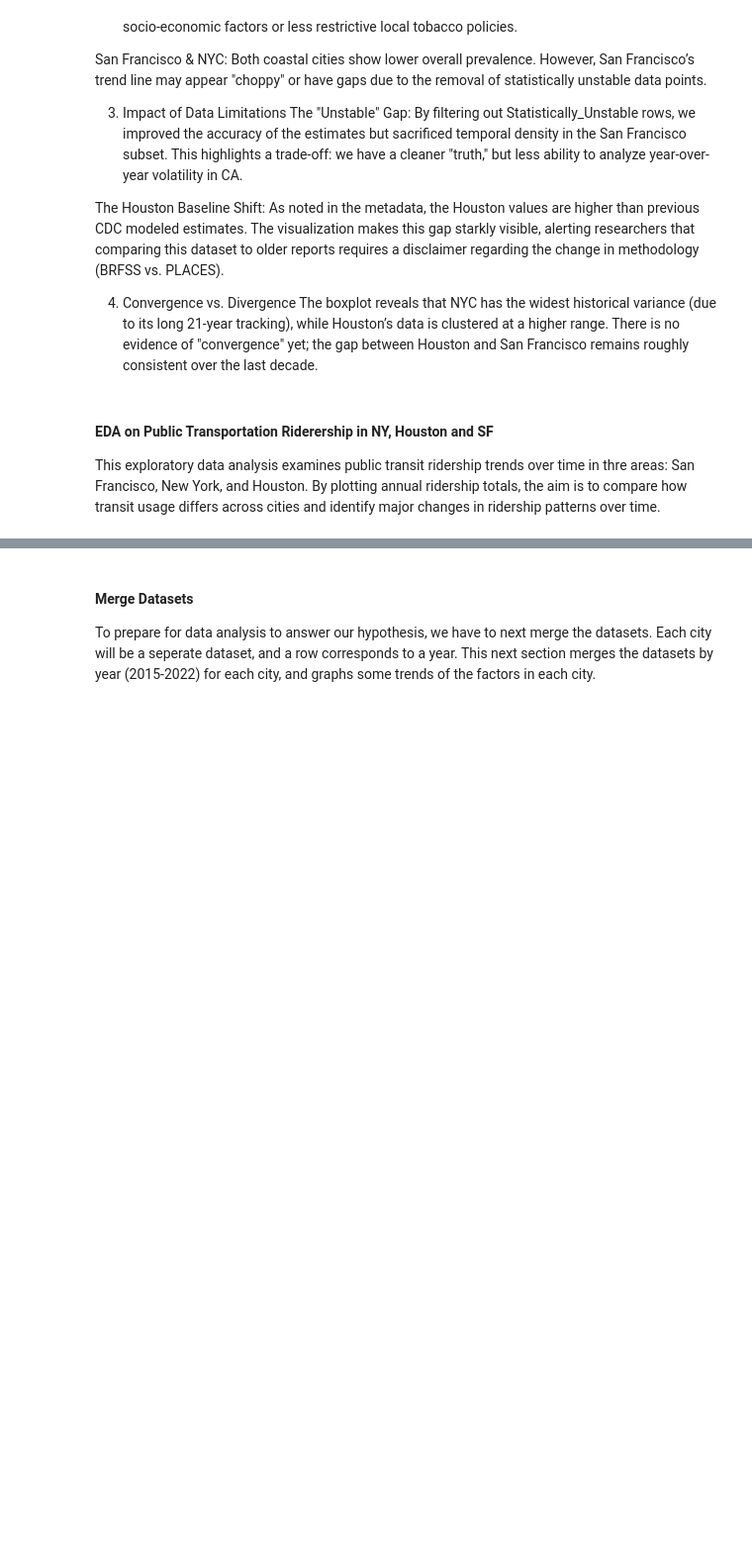
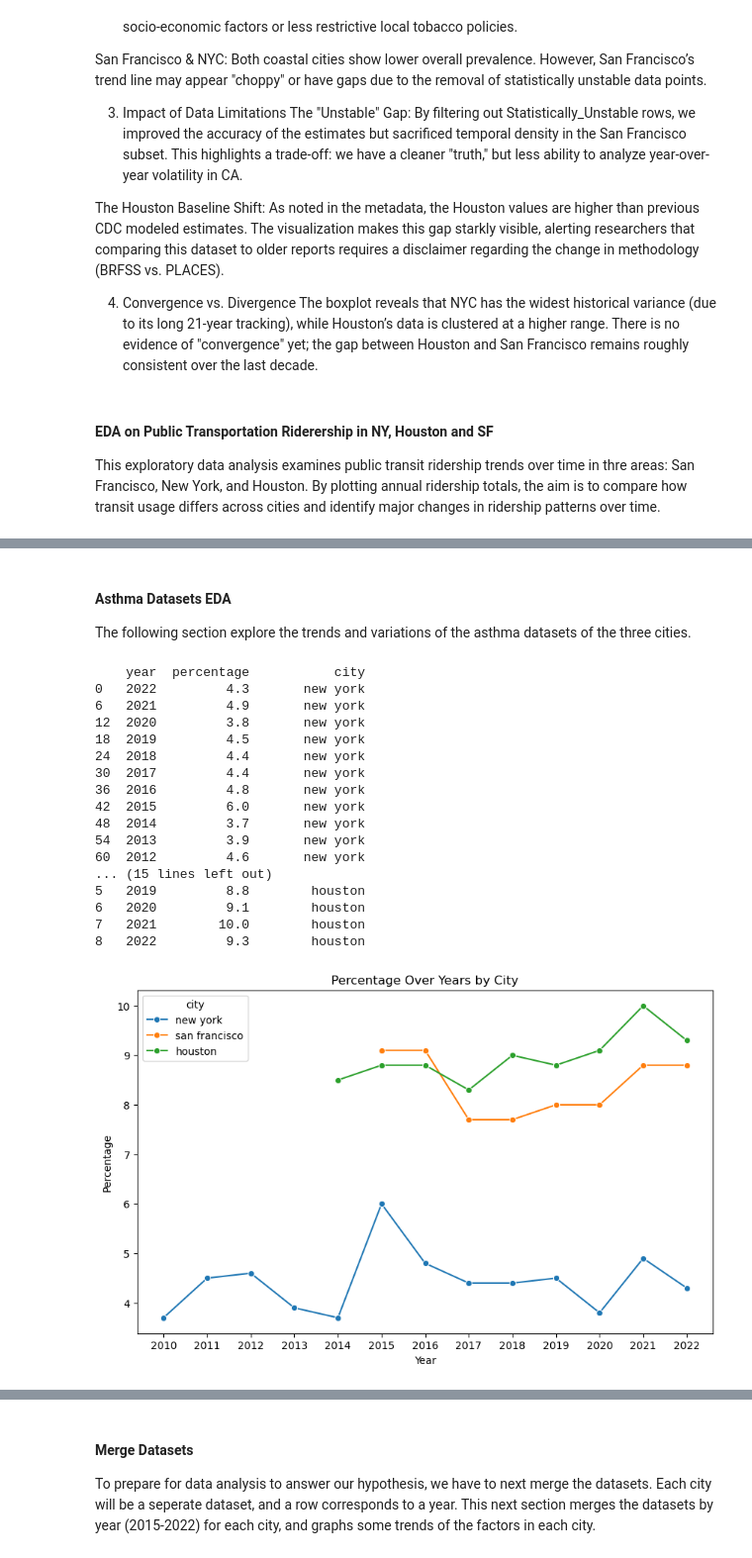
Before and after one commit to COGS108/Group026_WI26, a Jupyter notebook: 02-EDACheckpoint.ipynb, the cells around one changed output, grey strips where cells are left out. Shown at 99% size. Cells and saved outputs as stored; diff of their text form; code cells hidden in the pictures; blank space fills up the shorter version.

Commit message:
finished asthma eda and new york eda

```diff
--- a/02-EDACheckpoint.ipynb
+++ b/02-EDACheckpoint.ipynb
@@ -1462,0 +1542,39 @@ plt.show()
+# %% [markdown]
+#### Asthma Datasets EDA
+The following section explore the trends and variations of the asthma datasets of the three cities.
+# %%
+import matplotlib.pyplot as plt
+import seaborn as sns
+# clean plotting data
+ny_plot = new_df.drop([78, 84, 90, 96, 102, 108])
+asthma_plot = pd.concat([ny_plot, sf_df, ht_df])
+print(asthma_plot)
+# Create the line plot
+
+plt.figure(figsize=(10, 6))
+sns.lineplot(data=asthma_plot, x='year', y='percentage', hue='city', marker='o')
+# Add titles and labels for clarity
+plt.title('Percentage Over Years by City')
+plt.xlabel('Year')
+plt.ylabel('Percentage')
+plt.xticks(asthma_plot['year'].unique())
+plt.show()
+# %% [output]
+    year  percentage           city
+0   2022         4.3       new york
+6   2021         4.9       new york
+12  2020         3.8       new york
+18  2019         4.5       new york
+24  2018         4.4       new york
+30  2017         4.4       new york
+36  2016         4.8       new york
+42  2015         6.0       new york
+48  2014         3.7       new york
+54  2013         3.9       new york
+60  2012         4.6       new york
+... (15 lines left out)
+5   2019         8.8        houston
+6   2020         9.1        houston
+7   2021        10.0        houston
+8   2022         9.3        houston
+[figure, added]
```
Also changed, not shown: parts of 24 cells of this notebook.
